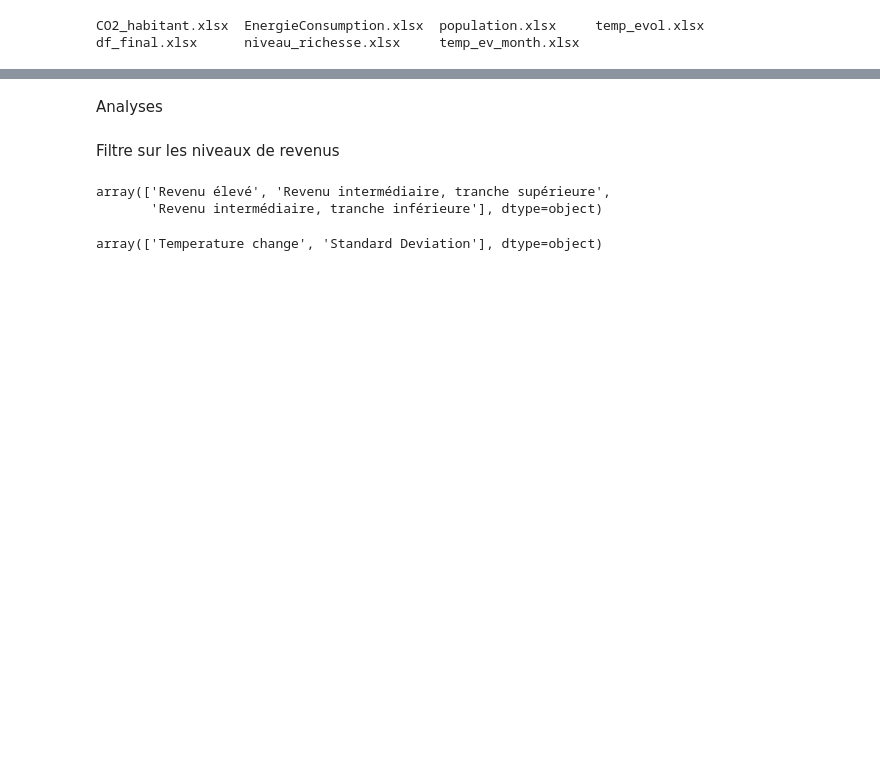
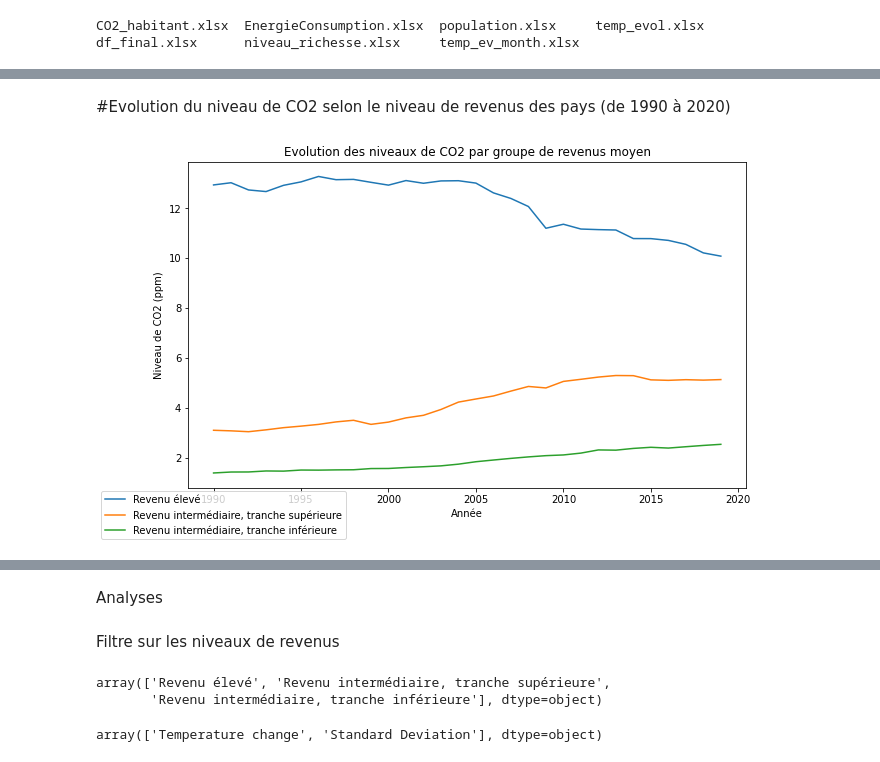
Before and after one commit to Pamy28/environnement_dashboarding, a Jupyter notebook: Analyse.ipynb, the cells around one changed output, grey strips where cells are left out. Saved outputs shown, nothing was run; the diff lists cells and outputs as text; code cells hidden in the pictures; blank space fills up the shorter version.

```diff
--- a/Analyse.ipynb
+++ b/Analyse.ipynb
@@ -17,0 +115,45 @@ df_final = pd.read_excel(repertoire + '/df_final.xlsx')
+# %% [markdown]
+#Evolution du niveau de CO2 selon le niveau de revenus des pays (de 1990 à 2020)
+# %%
+import matplotlib.pyplot as plt
+
+# Sélectionner les colonnes à visualiser
+cols_temp = ['Year', 'Element', 'Temp_values']
+cols_co2 = ['Year', 'CO2_level']
+cols_income = ['Year', 'Income_Group']
+
+# Filtrer les données pour ne garder que les niveaux de CO2
+df_co2 = df_final[(df_final[cols_co2[1]] > 0)]
+
+# Définir les couleurs à utiliser pour chaque groupe de revenus moyen
+colors = {'Revenu élevé': 'tab:blue', 'Revenu intermédiaire, tranche supérieure': 'tab:orange', 'Revenu intermédiaire, tranche inférieure': 'tab:green'}
+
+# Créer le graphique
+fig, ax = plt.subplots(figsize=(10,6))
+
+# Ajouter les courbes de CO2 sur l'axe des ordonnées gauche
+ax.set_xlabel('Année')
+ax.set_ylabel('Niveau de CO2 (ppm)')
+for col in df_co2[cols_income[1]].unique():
+    co2 = df_co2[df_co2[cols_income[1]] == col].groupby('Year')[[cols_co2[1]]].mean()
+    ax.plot(co2.index, co2.values, label=col, color=colors[col])
+ax.tick_params(axis='y')
+
+# Ajouter les légendes et le titre
+ax.legend()
+plt.title("Evolution des niveaux de CO2 par groupe de revenus moyen")
+
+# Ajouter une légende en dehors du graphe
+handles, labels = ax.get_legend_handles_labels()
+fig.legend(handles, labels, loc='lower left')
+
+# Récupérer l'objet Legend associé à l'axe
+leg = ax.get_legend()
+
+# Masquer le bloc de couleurs
+leg.remove()
+
+# Afficher le graphique
+plt.show()
+# %% [output]
+[figure, added]
```
Also changed, not shown: parts of 29 cells of this notebook.
